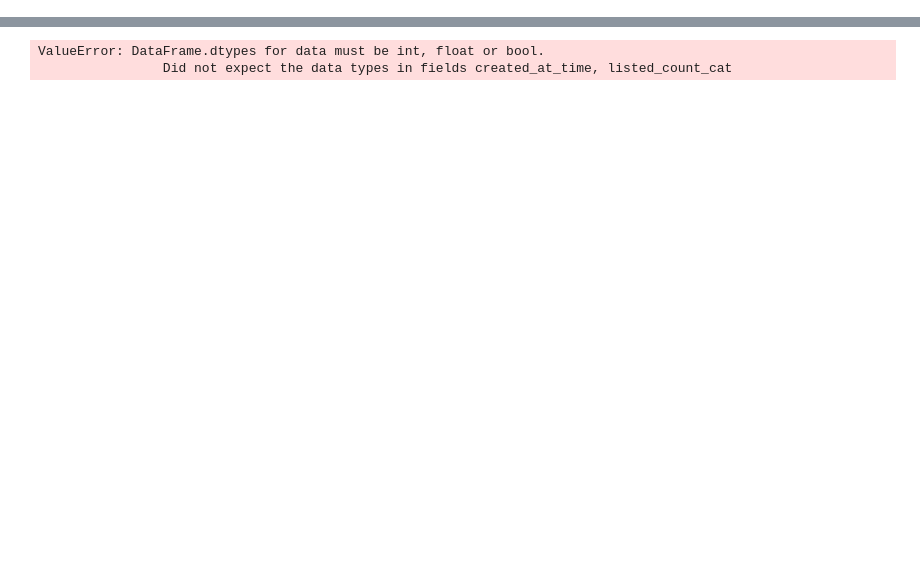
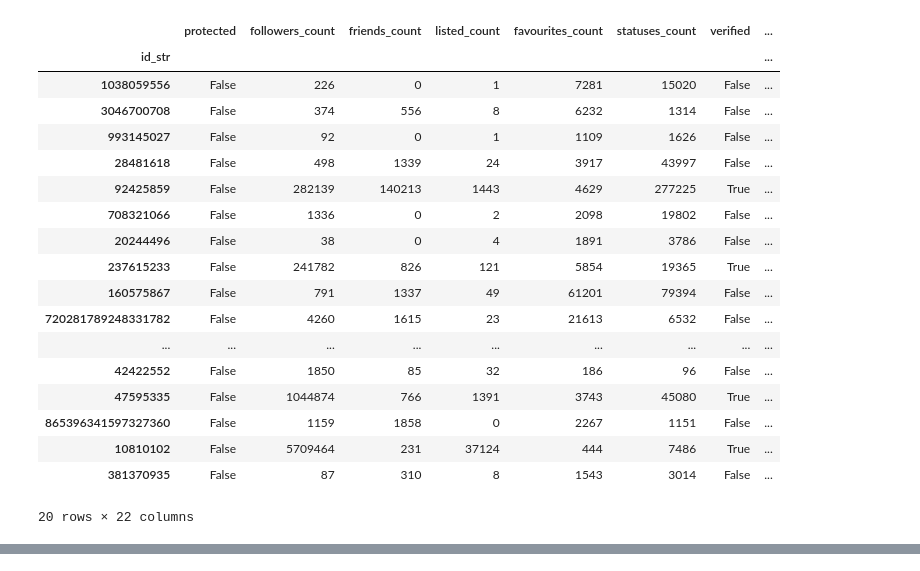
Before and after one commit to eawer/twitter-bot-detection, a Jupyter notebook: notebooks/06_catboost.ipynb, the cells around one changed output, grey strips where cells are left out. Saved outputs shown, nothing was run; the diff lists cells and outputs as text; code cells hidden in the pictures; blank space fills up the shorter version.

```diff
--- a/notebooks/06_catboost.ipynb
+++ b/notebooks/06_catboost.ipynb
@@ -9,12 +10,34 @@ from sklearn.model_selection import train_test_split, StratifiedKFold
 mlflow.set_tracking_uri("databricks")
 mlflow.set_experiment("/Users/firefly.eugene@gmail.com/twitter-bot-detection")
 # %%
-users = pd.read_pickle("data/04_features/users.pkl")
+users = pd.read_pickle("../data/04_features/user_features.pkl")
 # %%
 X = users.drop(columns=["label"])
 y = users["label"]
 X_train, X_test, y_train, y_test = train_test_split(X, y, test_size=0.2, random_state=1)
 X_train, X_valid, y_train, y_valid = train_test_split(X_train, y_train, test_size=0.10, random_state=1)
+# %%
+users.sample(20)
+# %% [output]
+|  | protected | followers_count | friends_count | listed_count | favourites_count | statuses_count | verified | ... |
+| id_str |  |  |  |  |  |  |  | ... |
+| 1038059556 | False | 226 | 0 | 1 | 7281 | 15020 | False | ... |
+| 3046700708 | False | 374 | 556 | 8 | 6232 | 1314 | False | ... |
+| 993145027 | False | 92 | 0 | 1 | 1109 | 1626 | False | ... |
+| 28481618 | False | 498 | 1339 | 24 | 3917 | 43997 | False | ... |
+| 92425859 | False | 282139 | 140213 | 1443 | 4629 | 277225 | True | ... |
+| 708321066 | False | 1336 | 0 | 2 | 2098 | 19802 | False | ... |
+| 20244496 | False | 38 | 0 | 4 | 1891 | 3786 | False | ... |
+| 237615233 | False | 241782 | 826 | 121 | 5854 | 19365 | True | ... |
+| 160575867 | False | 791 | 1337 | 49 | 61201 | 79394 | False | ... |
+| 720281789248331782 | False | 4260 | 1615 | 23 | 21613 | 6532 | False | ... |
+| ... | ... | ... | ... | ... | ... | ... | ... | ... |
+| 42422552 | False | 1850 | 85 | 32 | 186 | 96 | False | ... |
+| 47595335 | False | 1044874 | 766 | 1391 | 3743 | 45080 | True | ... |
+| 865396341597327360 | False | 1159 | 1858 | 0 | 2267 | 1151 | False | ... |
+| 10810102 | False | 5709464 | 231 | 37124 | 444 | 7486 | True | ... |
+| 381370935 | False | 87 | 310 | 8 | 1543 | 3014 | False | ... |
+20 rows × 22 columns
 # %%
 run_id = mlflow.search_runs(experiment_ids="3889491181315524", filter_string="tags.`mlflow.runName`='catboost'", run_view_type=1)["run_id"][0]
 
@@ -78,13 +101,3 @@ Stopped by overfitting detector  (30 iterations wait)
     accuracy                           0.89      2927
    macro avg       0.88      0.86      0.87      2927
 weighted avg       0.89      0.89      0.89      2927
-# %%
-# read in data
-
-# specify parameters via map
-param = {
-
-}
-# %% [output]
-ValueError: DataFrame.dtypes for data must be int, float or bool.
-                Did not expect the data types in fields created_at_time, listed_count_cat
```
Also changed, not shown: parts of 3 cells of this notebook, 13 other files.
